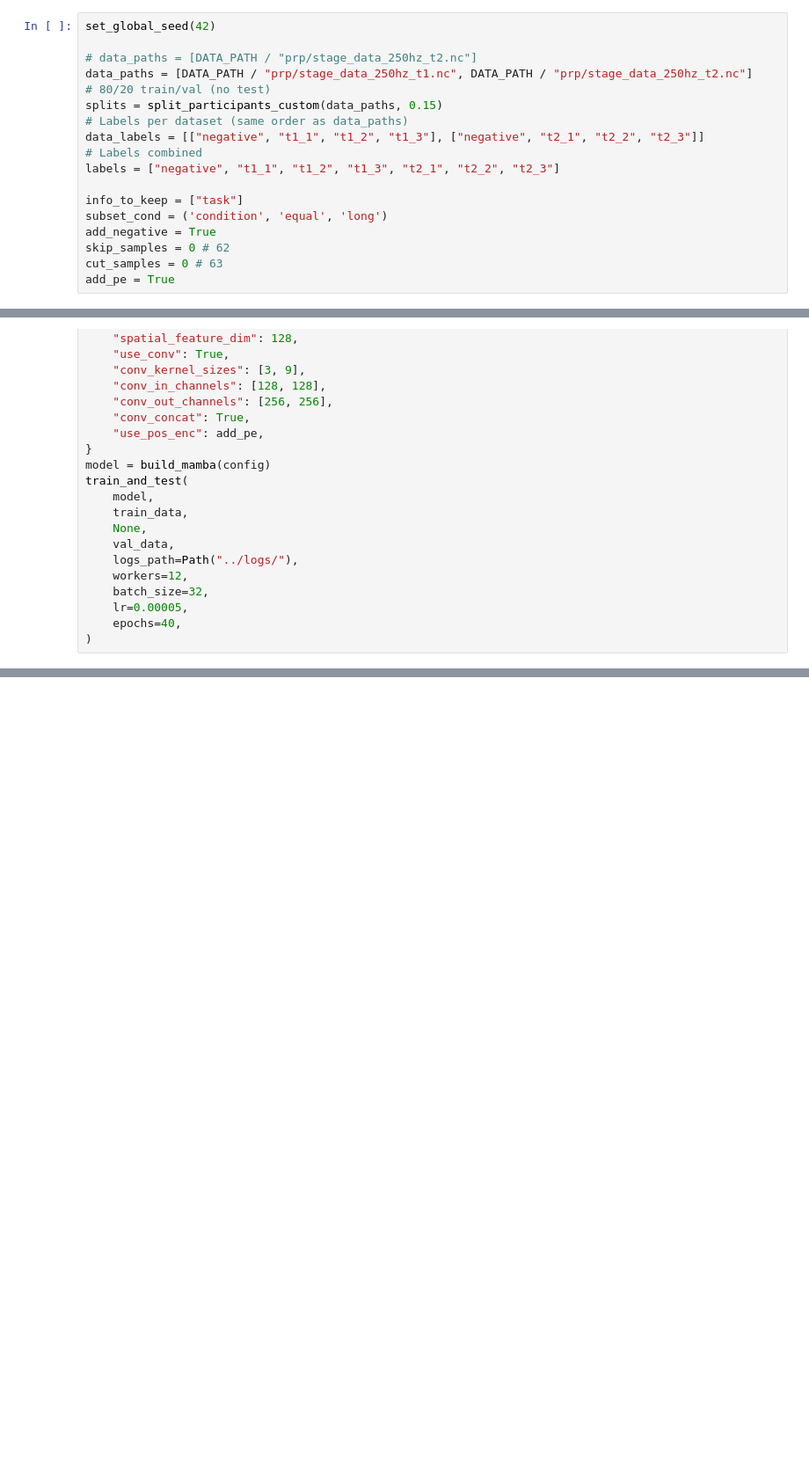
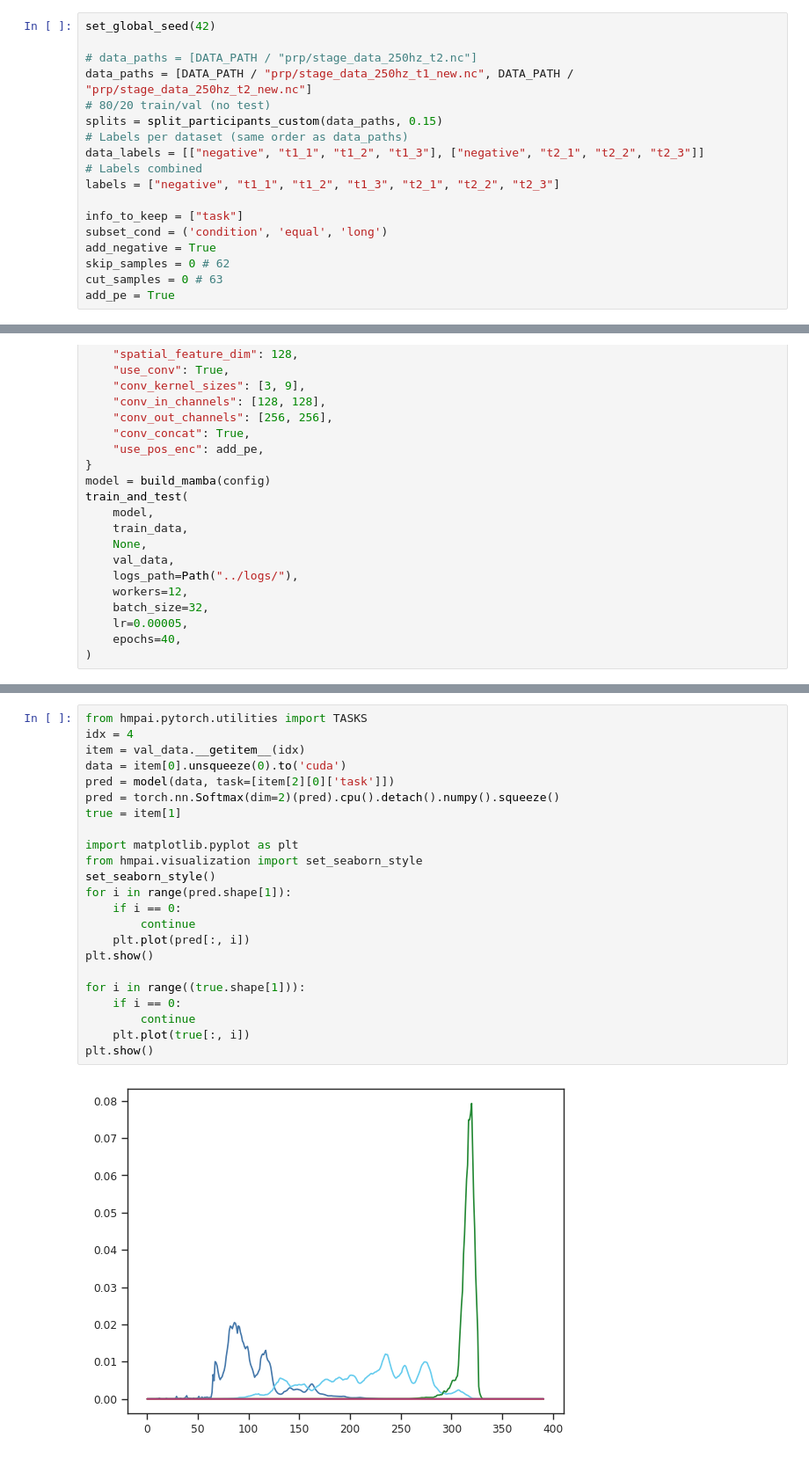
Before and after one commit to rickdott/prp, a Jupyter notebook: s4/3_training.ipynb, the cells around one changed output, grey strips where cells are left out. Shown at 88% size. Drawn from its saved outputs; the diff is of its cells as text; blank space fills up the shorter version.

```diff
--- a/s4/3_training.ipynb
+++ b/s4/3_training.ipynb
@@ -16,7 +16,7 @@ DATA_PATH = Path(os.getenv("DATA_PATH"))
 set_global_seed(42)
 
 # data_paths = [DATA_PATH / "prp/stage_data_250hz_t2.nc"]
-data_paths = [DATA_PATH / "prp/stage_data_250hz_t1.nc", DATA_PATH / "prp/stage_data_250hz_t2.nc"]
+data_paths = [DATA_PATH / "prp/stage_data_250hz_t1_new.nc", DATA_PATH / "prp/stage_data_250hz_t2_new.nc"]
 # 80/20 train/val (no test)
 splits = split_participants_custom(data_paths, 0.15)
 # Labels per dataset (same order as data_paths)
@@ -90,0 +164,25 @@ train_and_test(
+# %%
+from hmpai.pytorch.utilities import TASKS
+idx = 4
+item = val_data.__getitem__(idx)
+data = item[0].unsqueeze(0).to('cuda')
+pred = model(data, task=[item[2][0]['task']])
+pred = torch.nn.Softmax(dim=2)(pred).cpu().detach().numpy().squeeze()
+true = item[1]
+
+import matplotlib.pyplot as plt
+from hmpai.visualization import set_seaborn_style
+set_seaborn_style()
+for i in range(pred.shape[1]):
+    if i == 0:
+        continue
+    plt.plot(pred[:, i])
+plt.show()
+
+for i in range((true.shape[1])):
+    if i == 0:
+        continue
+    plt.plot(true[:, i])
+plt.show()
+# %% [output]
+[figure, added]
```
Also changed, not shown: parts of 7 cells of this notebook, 15 other files.
